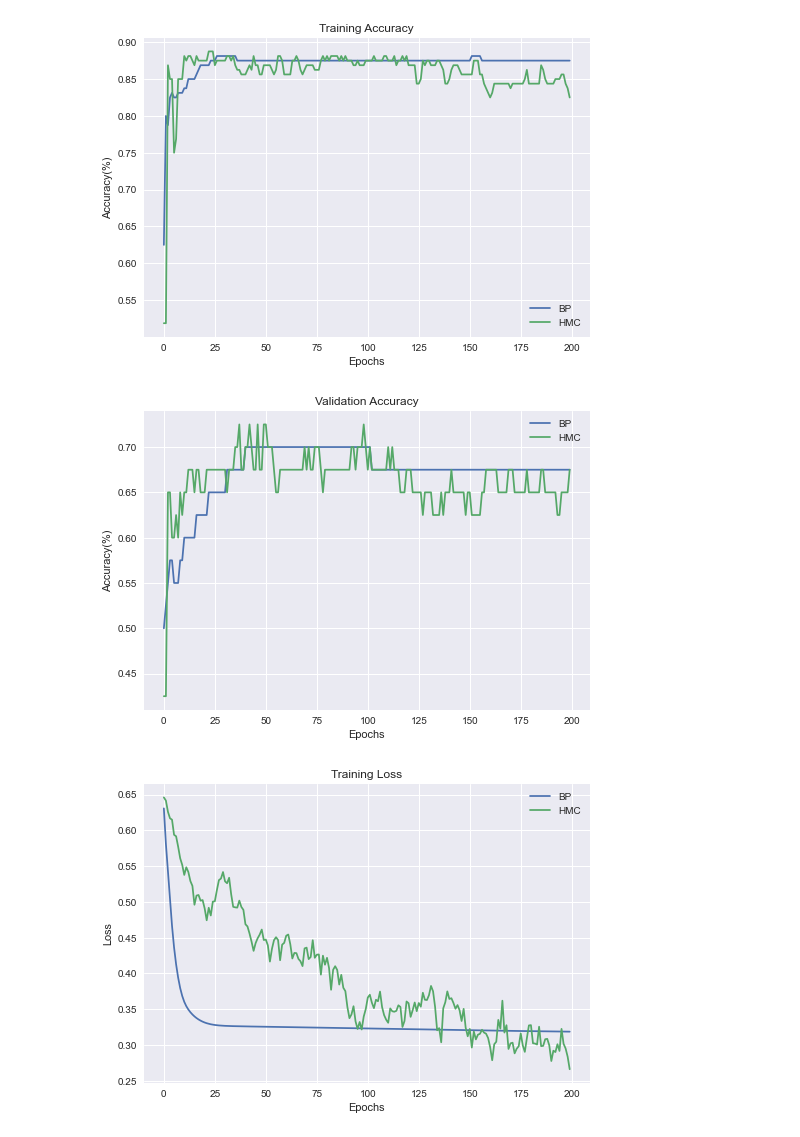
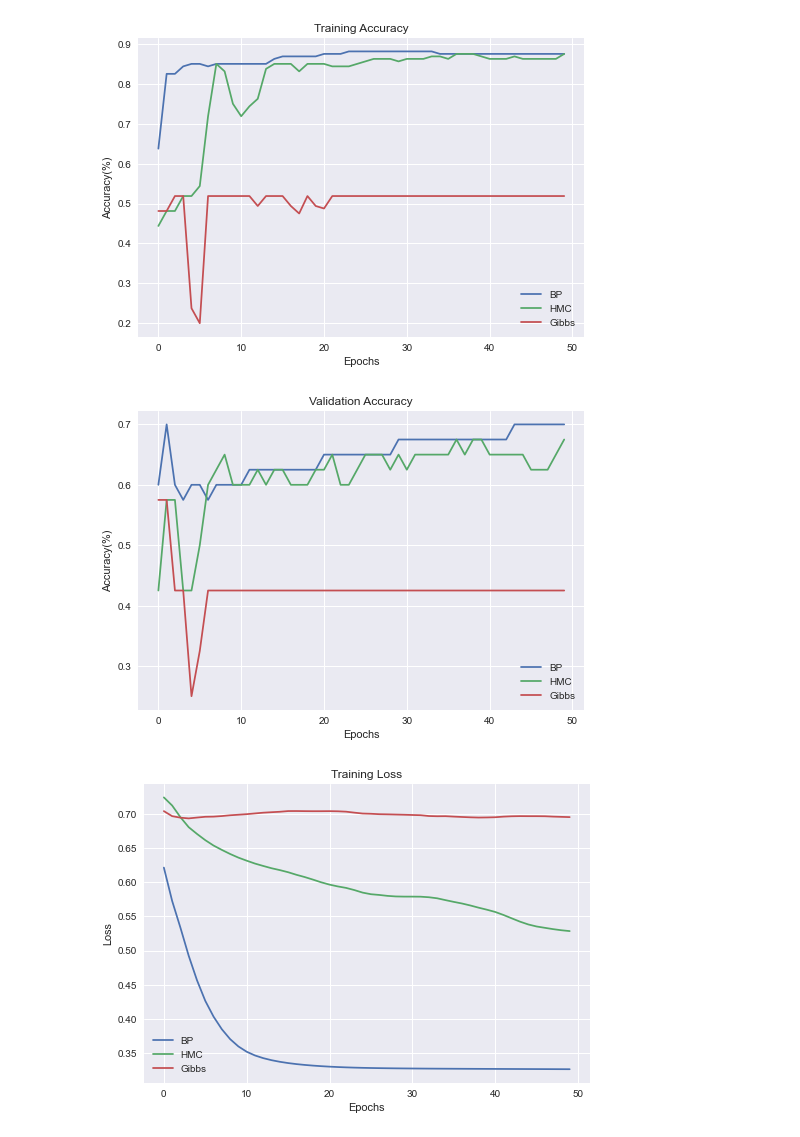
Before and after one commit to dnn-mcmc/dnn-mcmc, a Jupyter notebook: experiments/makemoon.ipynb, the cells around one changed output. Cells and saved outputs as stored; diff of their text form; code cells hidden in the pictures.

```diff
--- a/experiments/makemoon.ipynb
+++ b/experiments/makemoon.ipynb
@@ -246,7 +256,7 @@ def standard_backprop(size, dat_train, dat_val, epochs):
 
     return train_time, history
 # %%
-def hmc(size, dat_train, dat_val, epochs):
+def hmc(size, dat_train, dat_val, epochs, burnin = 500):
     '''
     HMC training
     '''
@@ -262,7 +272,6 @@ def hmc(size, dat_train, dat_val, epochs):
 
     # Burnin
     print("Start HMC Burning")
-    burnin = 500
     burnin_losses = []
     for i in range(burnin):
 
@@ -295,8 +304,8 @@ def hmc(size, dat_train, dat_val, epochs):
                        for (x, y), net, ker in zip(dat_train, network, kernels)]
 
         train_loss = 0.0
-        for bs, (data, target) in enumerate(dat_train):
-            train_loss += -1 * tf.reduce_mean(model.target_log_prob(data, network[bs], target, is_loss = True))
+        for data, target in dat_train:
+            train_loss += tf.reduce_mean(model.get_loss(data, target))
         train_loss /= (bs + 1)
         train_losses.append(train_loss)
 
@@ -306,10 +315,9 @@ def hmc(size, dat_train, dat_val, epochs):
 
         # validate
 
-        network_val = [model.call(data) for data, target in dat_val]
         val_loss = 0.0
         for bs, (data, target) in enumerate(dat_val):
-            val_loss += -1 * tf.reduce_mean(model.target_log_prob(data, network_val[bs], target, is_loss = True))
+            val_loss += tf.reduce_mean(model.get_loss(data, target))
         val_loss /= (bs + 1)
         val_losses.append(val_loss)
 
@@ -341,9 +422,10 @@ To enable them in other operations, rebuild TensorFlow with the appropriate comp
 model_size = [32]
 for size in model_size:
 
-    epochs = 200
+    epochs = 50
+    burnin = 100
     time_bp, history_bp = standard_backprop(size, train_ds, val_ds, epochs)
-    burnin_loss_hmc, time_hmc, history_hmc = hmc(size, train_ds, val_ds, epochs)
-    #tlp_burnin_gibbs, time_gibbs, history_gibbs = gibbs(size, train_ds, epochs)
+    burnin_loss_hmc, time_hmc, history_hmc = hmc(size, train_ds, val_ds, epochs, burnin)
+    burnin_loss_gibbs, time_gibbs, history_gibbs = gibbs(size, train_ds, val_ds, epochs, burnin)
 # %% [output]
 Start Standard Backprop
@@ -370,36 +452,36 @@ Epoch 200/200: - 0.6371s/step - train_loss: 0.2662 - train_acc: 0.8250 - val_los
 plt.style.use('seaborn')
 plt.plot(history_bp.history['accuracy'], label = 'BP')
 plt.plot(list(range(epochs)), history_hmc['train_acc'], label = 'HMC')
-#plt.plot(list(range(epochs)), history_gibbs['acc'], label = 'Gibbs')
+plt.plot(list(range(epochs)), history_gibbs['train_acc'], label = 'Gibbs')
 plt.title("Training Accuracy")
 plt.xlabel("Epochs")
 plt.ylabel("Accuracy(%)")
 plt.legend()
-plt.savefig('makemoon_train_acc.pdf')
+plt.show()
 # %% [output]
-[figure, old version]
+[figure, new version]
 # %%
 plt.plot(history_bp.history['val_accuracy'], label = 'BP')
 plt.plot(list(range(epochs)), history_hmc['val_acc'], label = 'HMC')
-#plt.plot(list(range(epochs)), history_gibbs['acc'], label = 'Gibbs')
+plt.plot(list(range(epochs)), history_gibbs['val_acc'], label = 'Gibbs')
 plt.title("Validation Accuracy")
 plt.xlabel("Epochs")
 plt.ylabel("Accuracy(%)")
 plt.legend()
 plt.show()
 # %% [output]
-[figure, old version]
+[figure, new version]
 # %%
 plt.plot(history_bp.history['loss'], label = 'BP')
 plt.plot(list(range(epochs)), history_hmc['train_loss'], label = 'HMC')
-#plt.plot(list(range(epochs)), history_gibbs['acc'], label = 'Gibbs')
+plt.plot(list(range(epochs)), history_gibbs['train_loss'], label = 'Gibbs')
 plt.title("Training Loss")
 plt.xlabel("Epochs")
 plt.ylabel("Loss")
 plt.legend()
 plt.show()
 # %% [output]
-[figure, old version]
+[figure, new version]
 # %%
 plt.style.use('seaborn')
 plt.plot(history_bp.history['val_loss'], label = 'BP')
```
Also changed, not shown: parts of 6 cells of this notebook, 6 other files.
